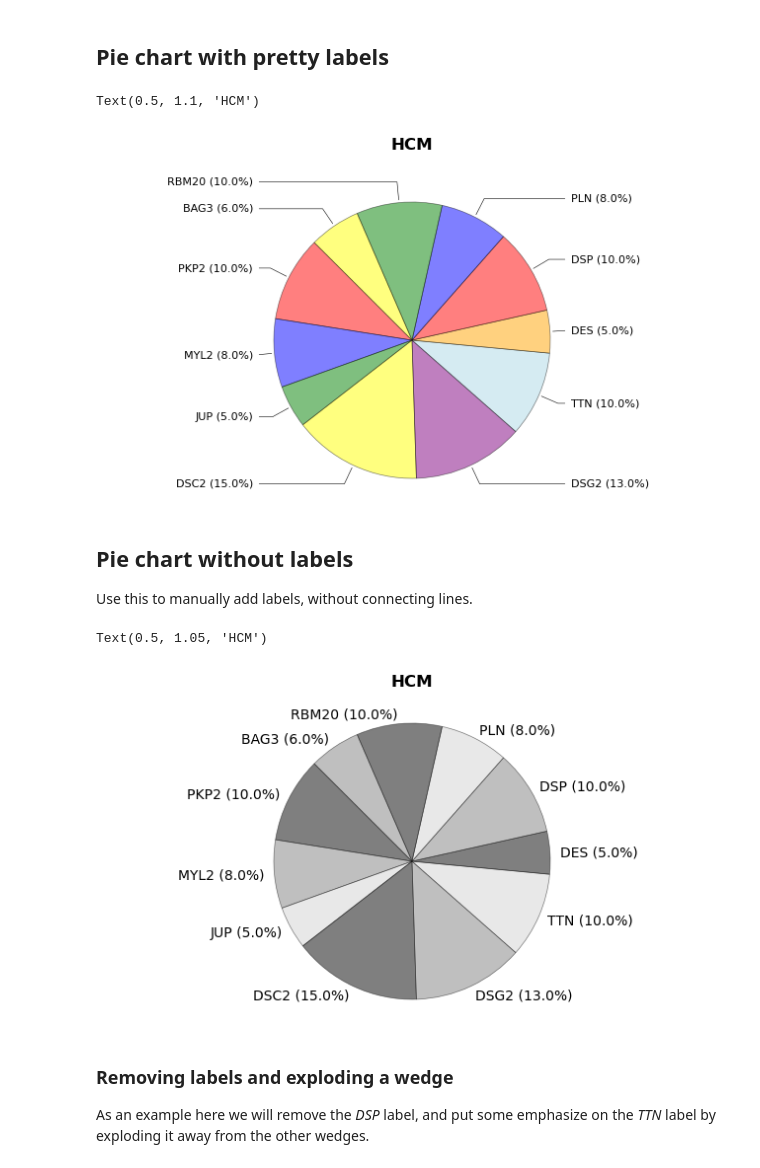
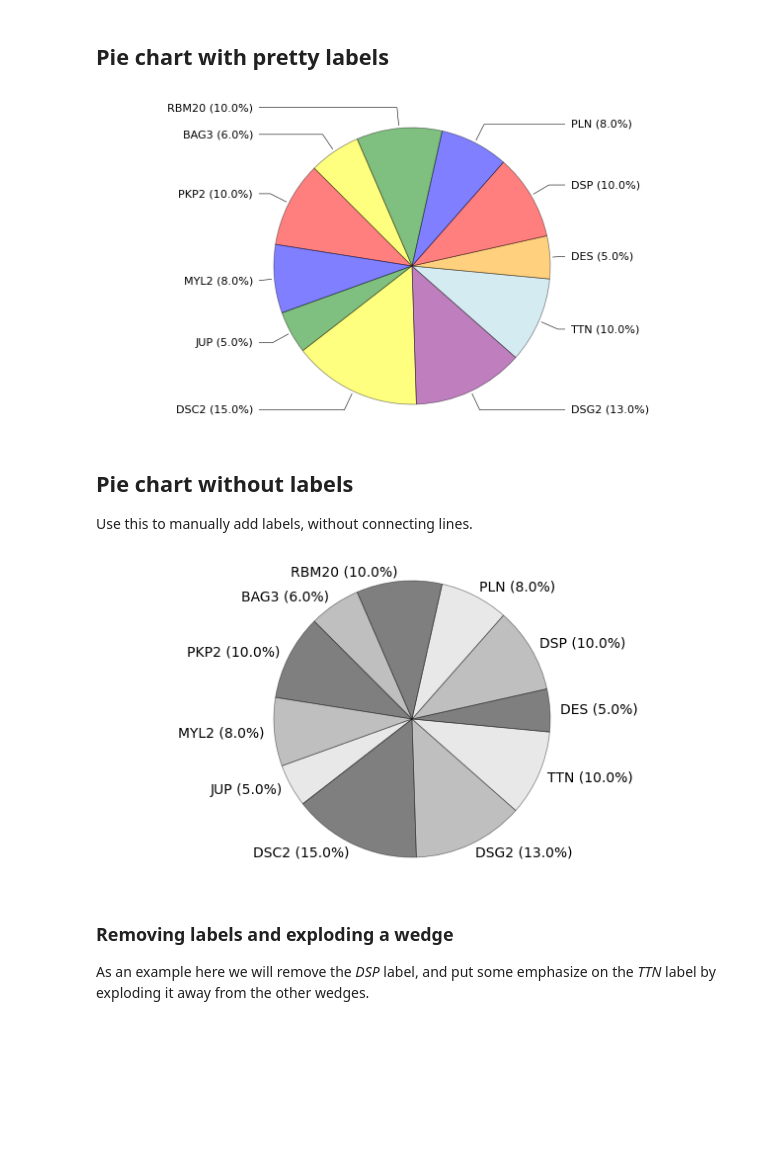
Before and after one commit to afschmidt/plot-misc, a Jupyter notebook: resources/examples/pychart.ipynb, the cells around one changed output. Cells and saved outputs as stored; diff of their text form; code cells hidden in the pictures; blank space fills up the shorter version.

```diff
--- a/resources/examples/pychart.ipynb
+++ b/resources/examples/pychart.ipynb
@@ -31,10 +31,8 @@ df
 ## Pie chart with pretty labels
 # %%
 _, axes = pychart.piechart(df, col_values='percentages', col_labels='labels', colours=['red', 'blue', 'green', 'yellow', 'purple', 'lightblue', 'orange'])
-axes.set_title('HCM', **{'fontsize': 12, 'y':1.10,'fontweight': 'bold'})
 # %% [output]
-Text(0.5, 1.1, 'HCM')
-[figure, old version]
+[figure, new version]
 # %% [markdown]
 ## Pie chart without labels
 Use this to manually add labels, without connecting lines.
@@ -42,10 +40,8 @@ Use this to manually add labels, without connecting lines.
 _, axes = pychart.piechart(df, col_values='percentages', col_labels=None, pie_kwargs={
     'labels': df['labels'].to_list(), 'labeldistance':1.07},
                           )
-axes.set_title('HCM', **{'fontsize': 12, 'y':1.05,'fontweight': 'bold'})
 # %% [output]
-Text(0.5, 1.05, 'HCM')
-[figure, old version]
+[figure, new version]
 # %% [markdown]
 ### Removing labels and exploding a wedge
 As an example here we will remove the _DSP_ label, and put some emphasize on the _TTN_ label by exploding it away from the other wedges.
```
Also changed, not shown: parts of 2 cells of this notebook, 4 other files.
